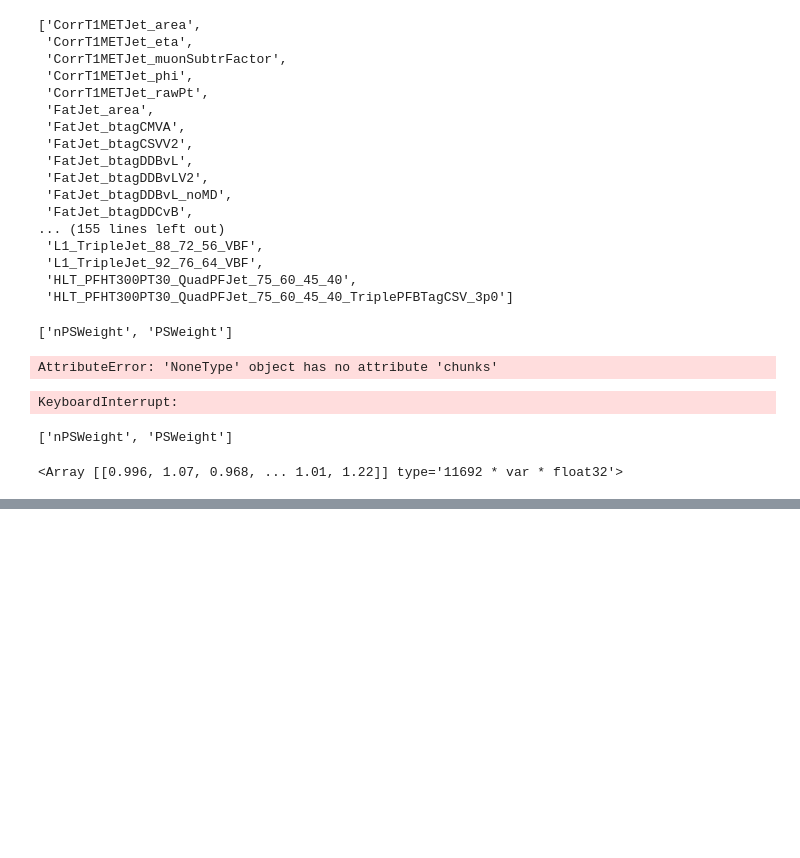
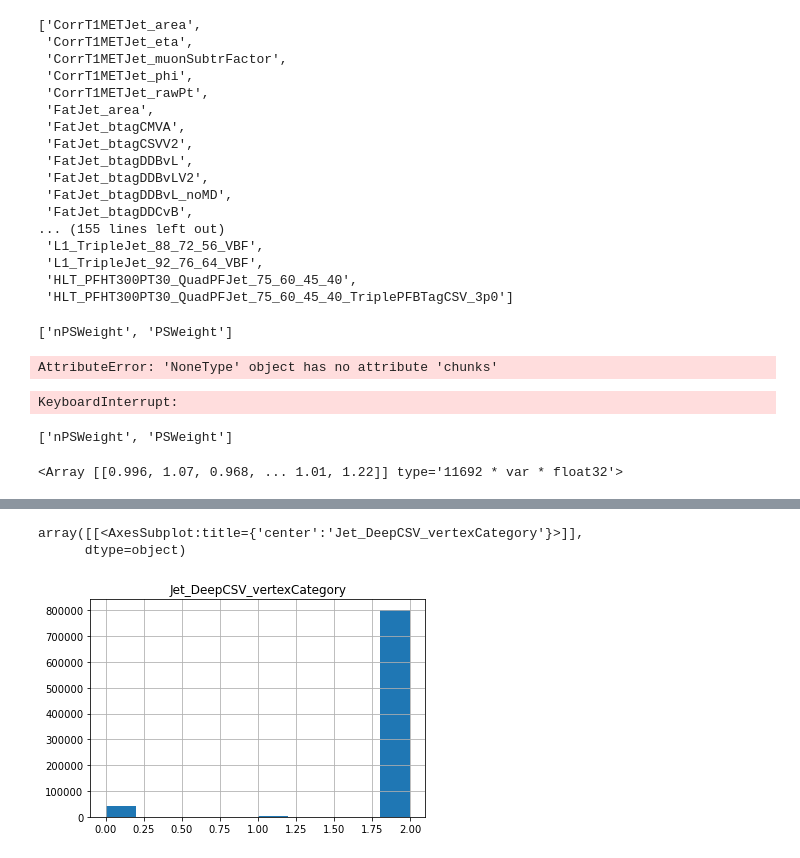
Before and after one commit to hschoenen/VHcc-cTagSF, a Jupyter notebook: Analyzer/condorDESY/prototyping.ipynb, the cells around one changed output, grey strips where cells are left out. Cells and saved outputs as stored; diff of their text form; code cells hidden in the pictures; blank space fills up the shorter version.

```diff
--- a/Analyzer/condorDESY/prototyping.ipynb
+++ b/Analyzer/condorDESY/prototyping.ipynb
@@ -740,0 +827,2 @@ tttosemilepfile['Events'].arrays()[b'PSWeight']
+# %%
+mcfile = uproot.open(mcpath)
@@ -740,0 +855,3 @@ tttosemilepfile['Events'].arrays()[b'PSWeight']
+# %%
+for dyvertcat in mcfile['Events'].iterate("Jet_DeepCSV_vertexCategory", step_size=mcfile['Events'].num_entries, library='pd'):
+    break
@@ -740,0 +896,6 @@ tttosemilepfile['Events'].arrays()[b'PSWeight']
+# %%
+dyvertcat[dyvertcat > -1].hist()
+# %% [output]
+array([[<AxesSubplot:title={'center':'Jet_DeepCSV_vertexCategory'}>]],
+      dtype=object)
+[figure, added]
```
Also changed, not shown: parts of 36 cells of this notebook, 13 other files.
